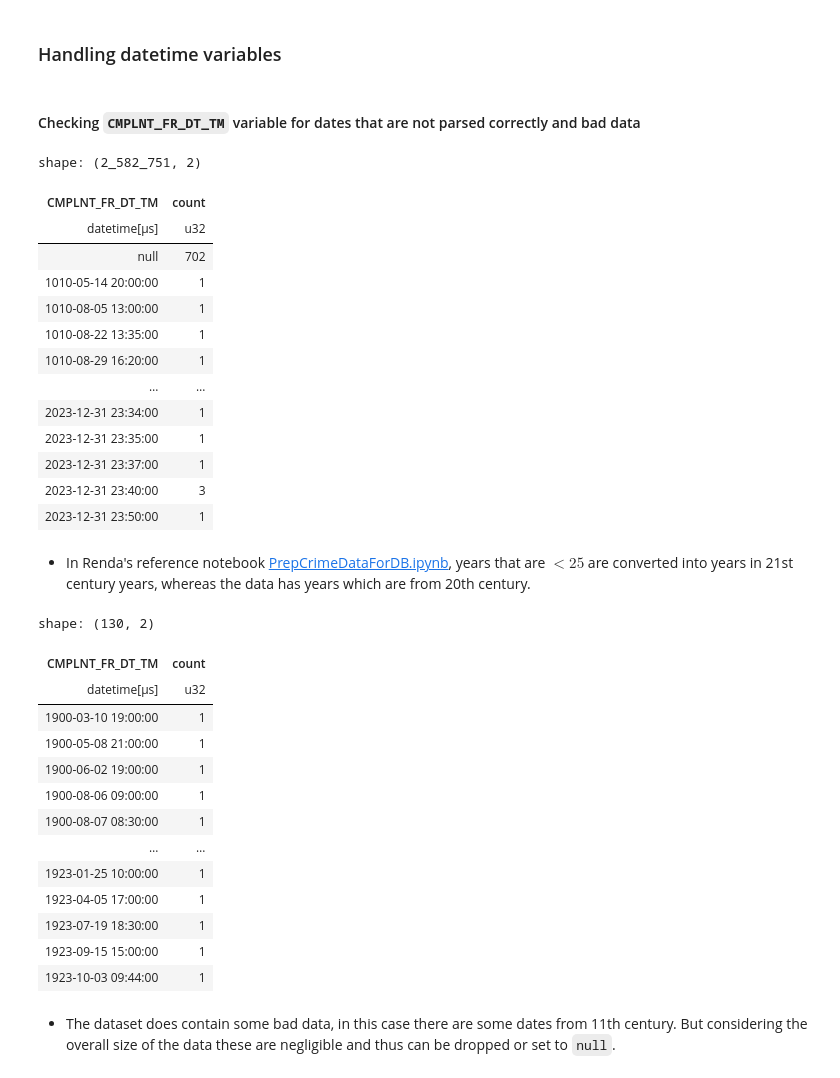
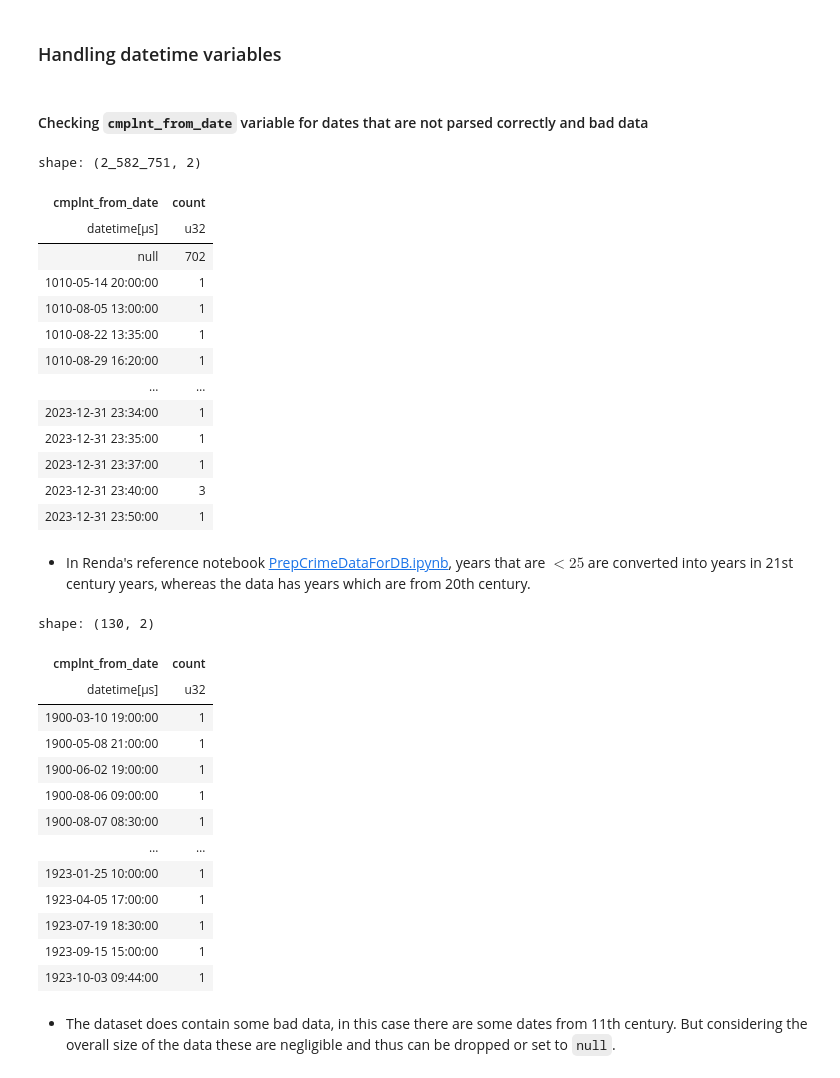
Before and after one commit to vinay-ram1999/NYC-SDoH, a Jupyter notebook: src/NYPD-Complaint-Data-to-DB.ipynb, the cells around one changed output. Drawn from its saved outputs; the diff is of its cells as text; code cells hidden in the pictures.

```diff
--- a/src/NYPD-Complaint-Data-to-DB.ipynb
+++ b/src/NYPD-Complaint-Data-to-DB.ipynb
@@ -45,21 +45,21 @@ Schema([('CMPLNT_NUM', String),
 # %%
 complaint_lf = complaint_lf.with_columns(pl.col('CMPLNT_FR_DT').str.to_date("%m/%d/%Y"),
                                          pl.col('CMPLNT_TO_DT').str.to_date("%m/%d/%Y"),
-                                         pl.col('RPT_DT').str.to_date("%m/%d/%Y"),
+                                         pl.col('RPT_DT').str.to_date("%m/%d/%Y").alias('report_date'),
                                          pl.when(pl.col("CMPLNT_TO_TM").str.contains('(null)'))
-                                         .then(None).otherwise(pl.col('CMPLNT_TO_TM')).str.to_time("%H:%M:%S").name.keep())
+                                         .then(None).otherwise(pl.col('CMPLNT_TO_TM')).str.to_time("%H:%M:%S").name.keep()).drop('RPT_DT')
 
-complaint_lf = complaint_lf.with_columns(pl.col('CMPLNT_FR_DT').dt.combine(pl.col('CMPLNT_FR_TM')).alias('CMPLNT_FR_DT_TM'),
-                                         pl.col('CMPLNT_TO_DT').dt.combine(pl.col('CMPLNT_TO_TM')).alias('CMPLNT_TO_DT_TM')
+complaint_lf = complaint_lf.with_columns(pl.col('CMPLNT_FR_DT').dt.combine(pl.col('CMPLNT_FR_TM')).alias('cmplnt_from_date'),
+                                         pl.col('CMPLNT_TO_DT').dt.combine(pl.col('CMPLNT_TO_TM')).alias('cmplnt_to_date')
                                          ).drop('CMPLNT_FR_DT','CMPLNT_FR_TM','CMPLNT_TO_DT','CMPLNT_TO_TM')
 # %% [markdown]
-#### Checking `CMPLNT_FR_DT_TM` variable for dates that are not parsed correctly and bad data
+#### Checking `cmplnt_from_date` variable for dates that are not parsed correctly and bad data
 # %%
-cmplnt_from_datetime = complaint_lf.select('CMPLNT_FR_DT_TM').group_by('CMPLNT_FR_DT_TM').len('count').sort('CMPLNT_FR_DT_TM').collect()
+cmplnt_from_datetime = complaint_lf.select('cmplnt_from_date').group_by('cmplnt_from_date').len('count').sort('cmplnt_from_date').collect()
 cmplnt_from_datetime
 # %% [output]
 shape: (2_582_751, 2)
-| CMPLNT_FR_DT_TM | count |
+| cmplnt_from_date | count |
 | datetime[μs] | u32 |
 | null | 702 |
 | 1010-05-14 20:00:00 | 1 |
@@ -75,10 +75,10 @@ shape: (2_582_751, 2)
 # %% [markdown]
 - In Renda's reference notebook [PrepCrimeDataForDB.ipynb](../reference/PrepCrimeDataForDB.ipynb), years that are $< 25$ are converted into years in 21st century years, whereas the data has years which are from 20th century.
 # %%
-cmplnt_from_datetime.filter(pl.col('CMPLNT_FR_DT_TM').dt.year().is_between(1800, 1925))
+cmplnt_from_datetime.filter(pl.col('cmplnt_from_date').dt.year().is_between(1800, 1925))
 # %% [output]
 shape: (130, 2)
-| CMPLNT_FR_DT_TM | count |
+| cmplnt_from_date | count |
 | datetime[μs] | u32 |
 | 1900-03-10 19:00:00 | 1 |
 | 1900-05-08 21:00:00 | 1 |
```
Also changed, not shown: parts of 21 cells of this notebook, 1 other file.
